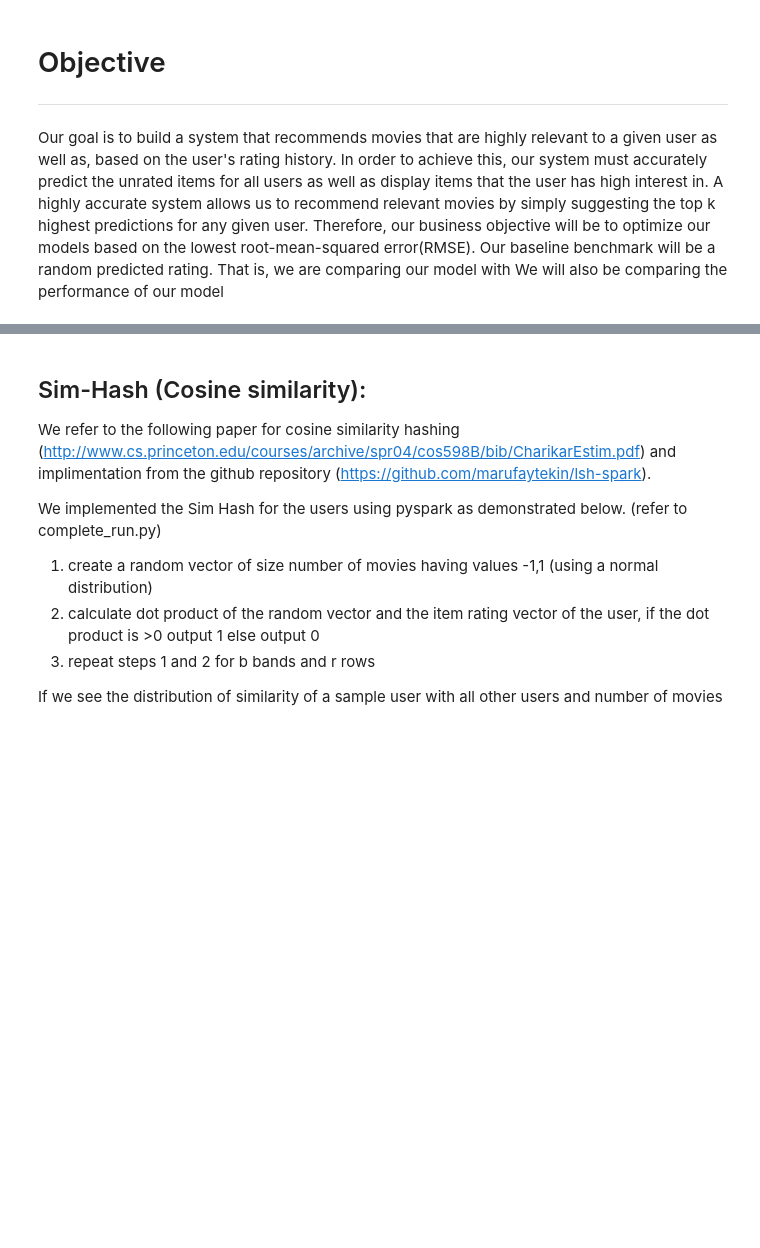
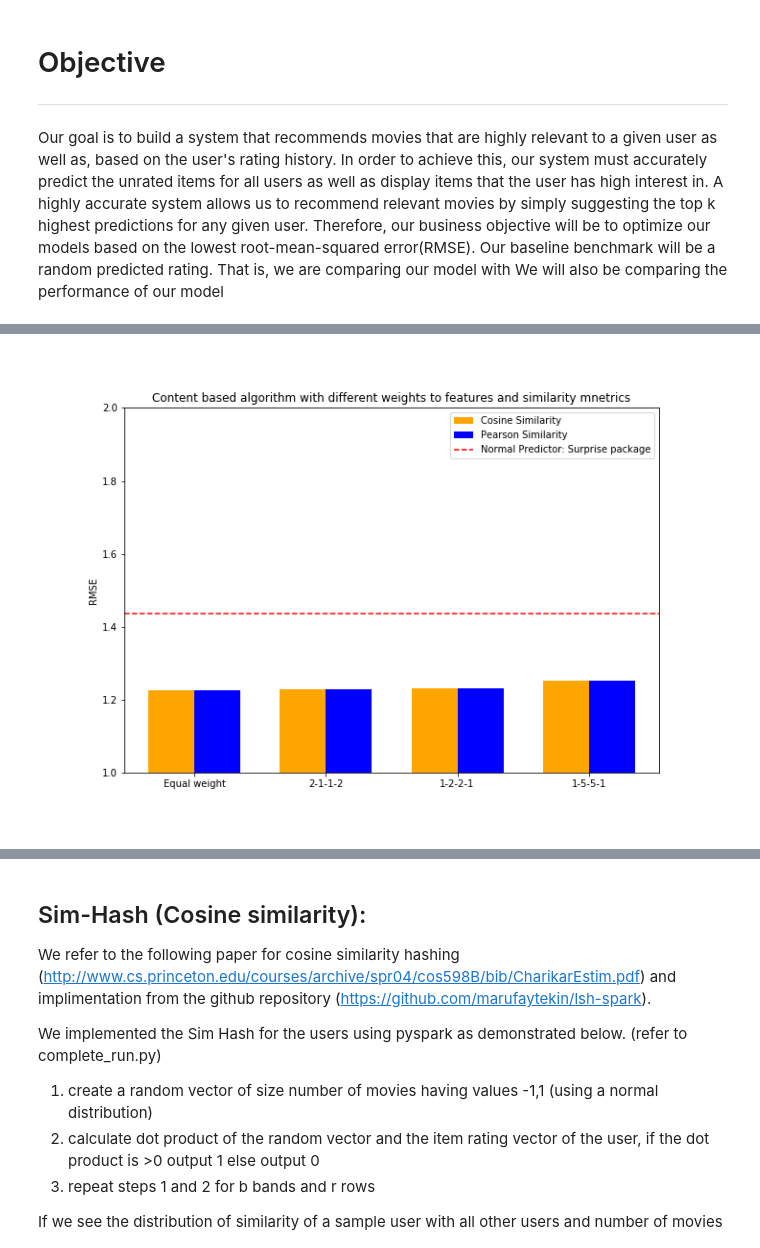
Before and after one commit to gmidhun95/recommender_system, a Jupyter notebook: project_part2/Report.ipynb, the cells around one changed output, grey strips where cells are left out. Saved outputs shown, nothing was run; the diff lists cells and outputs as text; code cells hidden in the pictures; blank space fills up the shorter version.

```diff
--- a/project_part2/Report.ipynb
+++ b/project_part2/Report.ipynb
@@ -134,0 +90,5 @@ N^k_i(u)} \text{sim}(u, v)} $
+# %%
+from IPython.display import Image
+Image(filename='RMSE.png')
+# %% [output]
+[figure, added]
```
Also changed, not shown: parts of 9 cells of this notebook.
